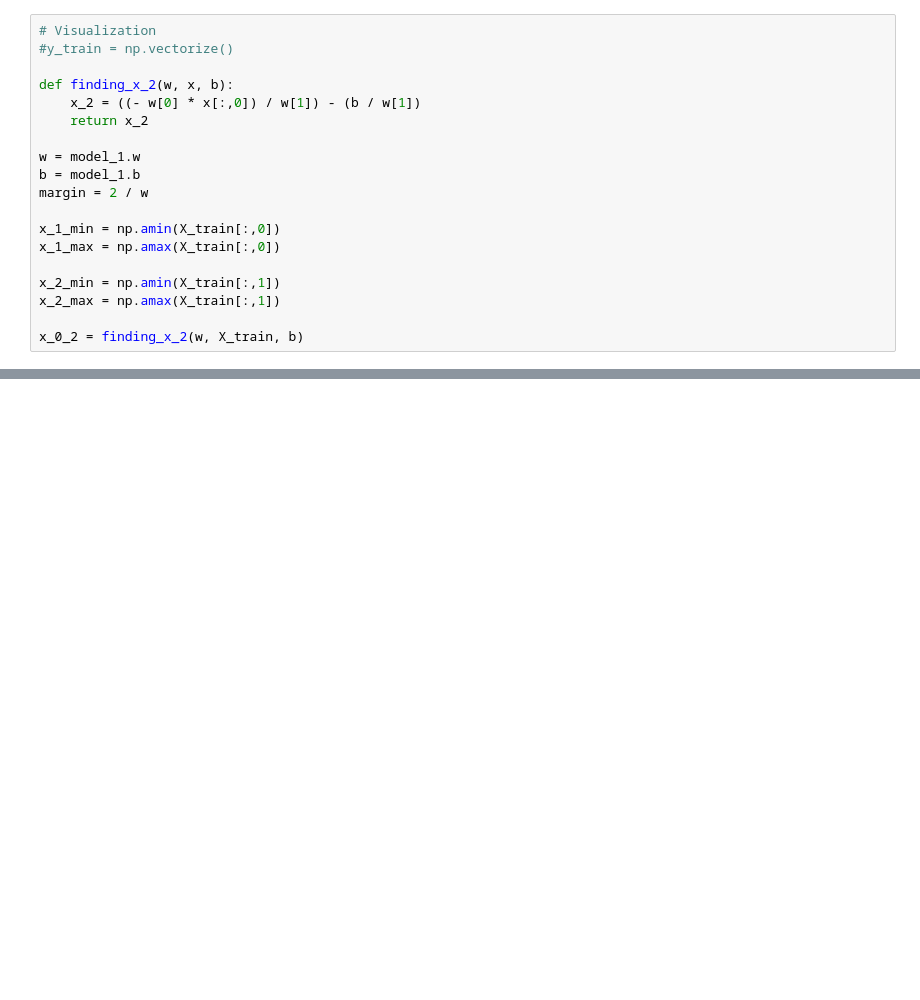
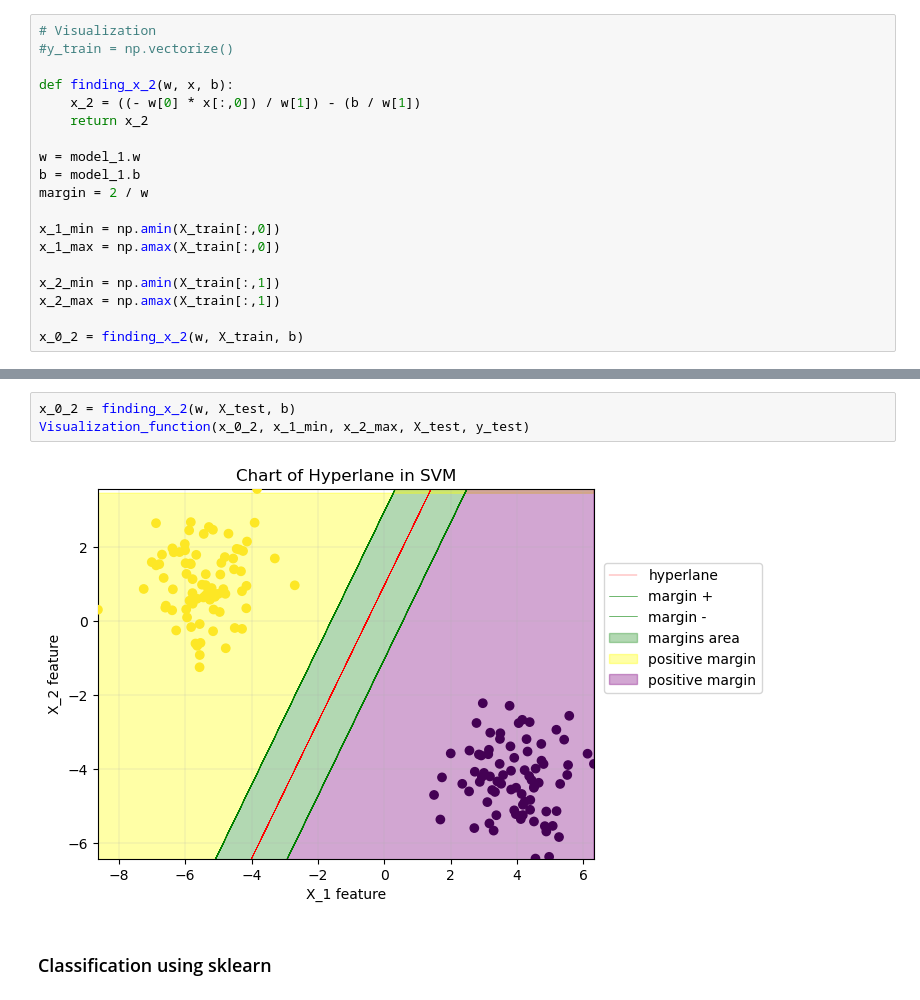
Before and after one commit to JestemSikora/My-SVM-Implementation, a Jupyter notebook: main.ipynb, the cells around one changed output, grey strips where cells are left out. Saved outputs shown, nothing was run; the diff lists cells and outputs as text; blank space fills up the shorter version.

Commit message:
Added SVM from Sklearn

```diff
--- a/main.ipynb
+++ b/main.ipynb
@@ -151,0 +155,7 @@ plt.show()
+# %%
+x_0_2 = finding_x_2(w, X_test, b)
+Visualization_function(x_0_2, x_1_min, x_2_max, X_test, y_test)
+# %% [output]
+[figure, added]
+# %% [markdown]
+### Classification using sklearn
```
Also changed, not shown: parts of 10 cells of this notebook.
